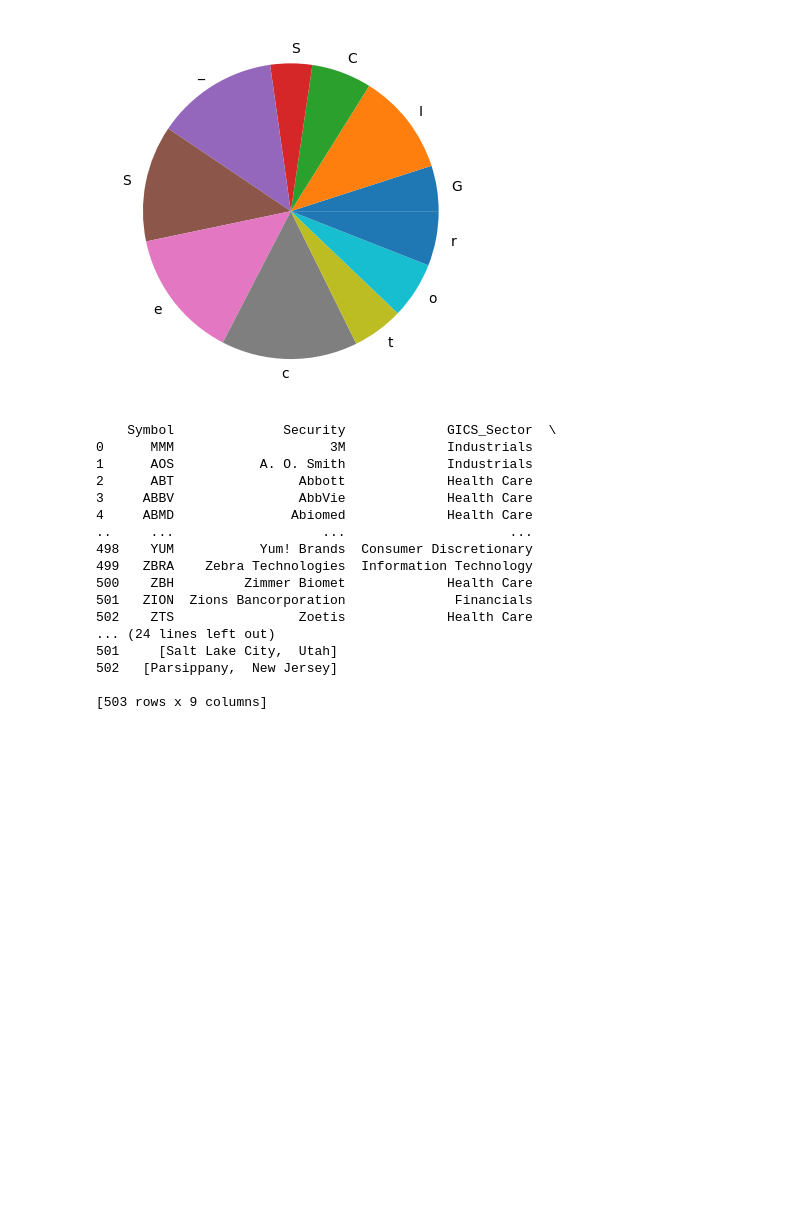
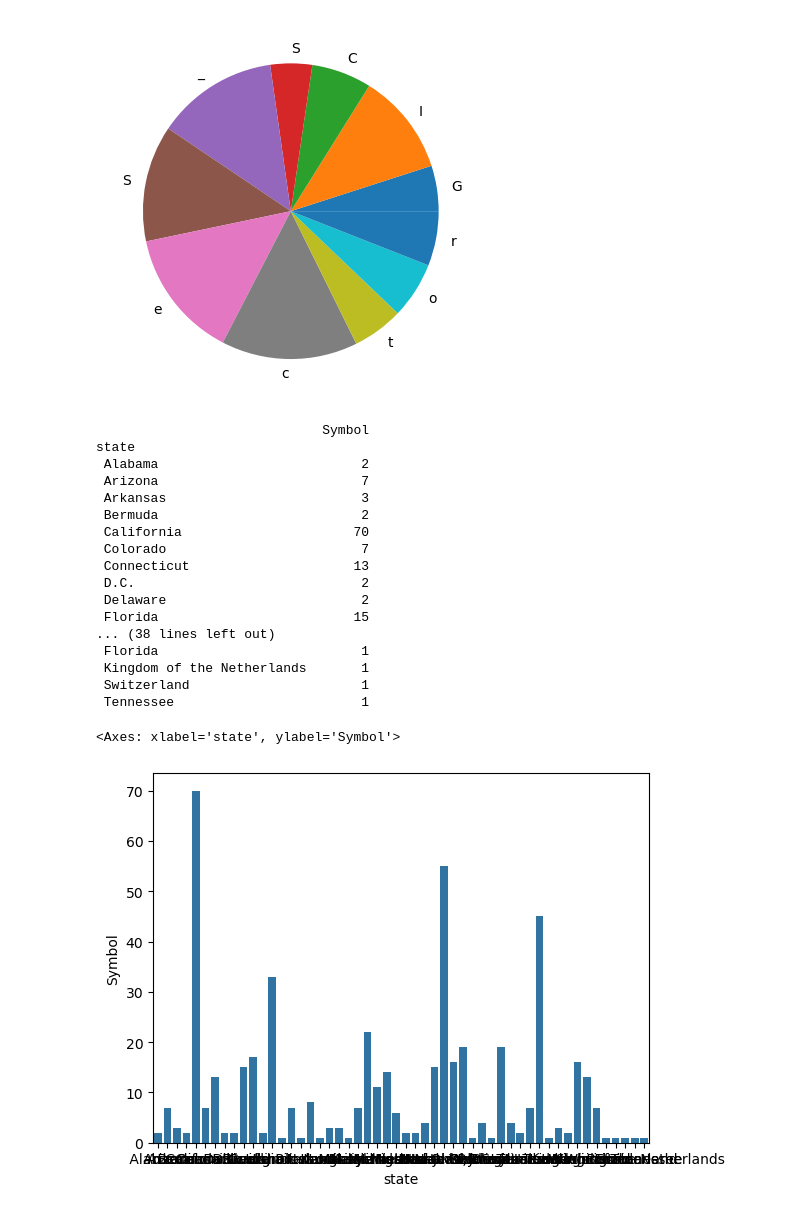
Before and after one commit to GalnorT/python_midterm_2025, a Jupyter notebook: midterm.ipynb, the cells around one changed output. Cells and saved outputs as stored; diff of their text form; code cells hidden in the pictures; blank space fills up the shorter version.

```diff
--- a/midterm.ipynb
+++ b/midterm.ipynb
@@ -175,3 +175,5 @@ dtype: int64
 45 companies are missing the date.
 # %%
 snp_df["Date"]=pd.to_datetime(snp_df["included"],dayfirst=True, errors="coerce")
+# %%
+snp_df["age"] = pd.to_numeric(snp_df["Founded"], errors="coerce").sub(2025) * _
@@ -223,22 +259,28 @@ plt.pie(data=snp_grouped, x="Symbol", labels="GICS_Sector")
 # %%
 snp_df["state"]=snp_df["hq"].str.split(",").str.get(1)
 # %%
-print(snp_df)
+snp_state = pd.DataFrame(snp_df.groupby("state")["Symbol"].count())
+print(snp_state)
 # %% [output]
-    Symbol              Security             GICS_Sector  \
-0      MMM                    3M             Industrials
-1      AOS           A. O. Smith             Industrials
-2      ABT                Abbott             Health Care
-3     ABBV                AbbVie             Health Care
-4     ABMD               Abiomed             Health Care
-..     ...                   ...                     ...
-498    YUM           Yum! Brands  Consumer Discretionary
-499   ZBRA    Zebra Technologies  Information Technology
-500    ZBH         Zimmer Biomet             Health Care
-501   ZION  Zions Bancorporation              Financials
-502    ZTS                Zoetis             Health Care
-... (24 lines left out)
-501     [Salt Lake City,  Utah]
-502   [Parsippany,  New Jersey]
-
-[503 rows x 9 columns]
+                             Symbol
+state
+ Alabama                          2
+ Arizona                          7
+ Arkansas                         3
+ Bermuda                          2
+ California                      70
+ Colorado                         7
+ Connecticut                     13
+ D.C.                             2
+ Delaware                         2
+ Florida                         15
+... (38 lines left out)
+ Florida                          1
+ Kingdom of the Netherlands       1
+ Switzerland                      1
+ Tennessee                        1
+# %%
+sns.barplot(data=snp_state, x="state", y="Symbol")
+# %% [output]
+<Axes: xlabel='state', ylabel='Symbol'>
+[figure, added]
```
Also changed, not shown: parts of 5 cells of this notebook.
